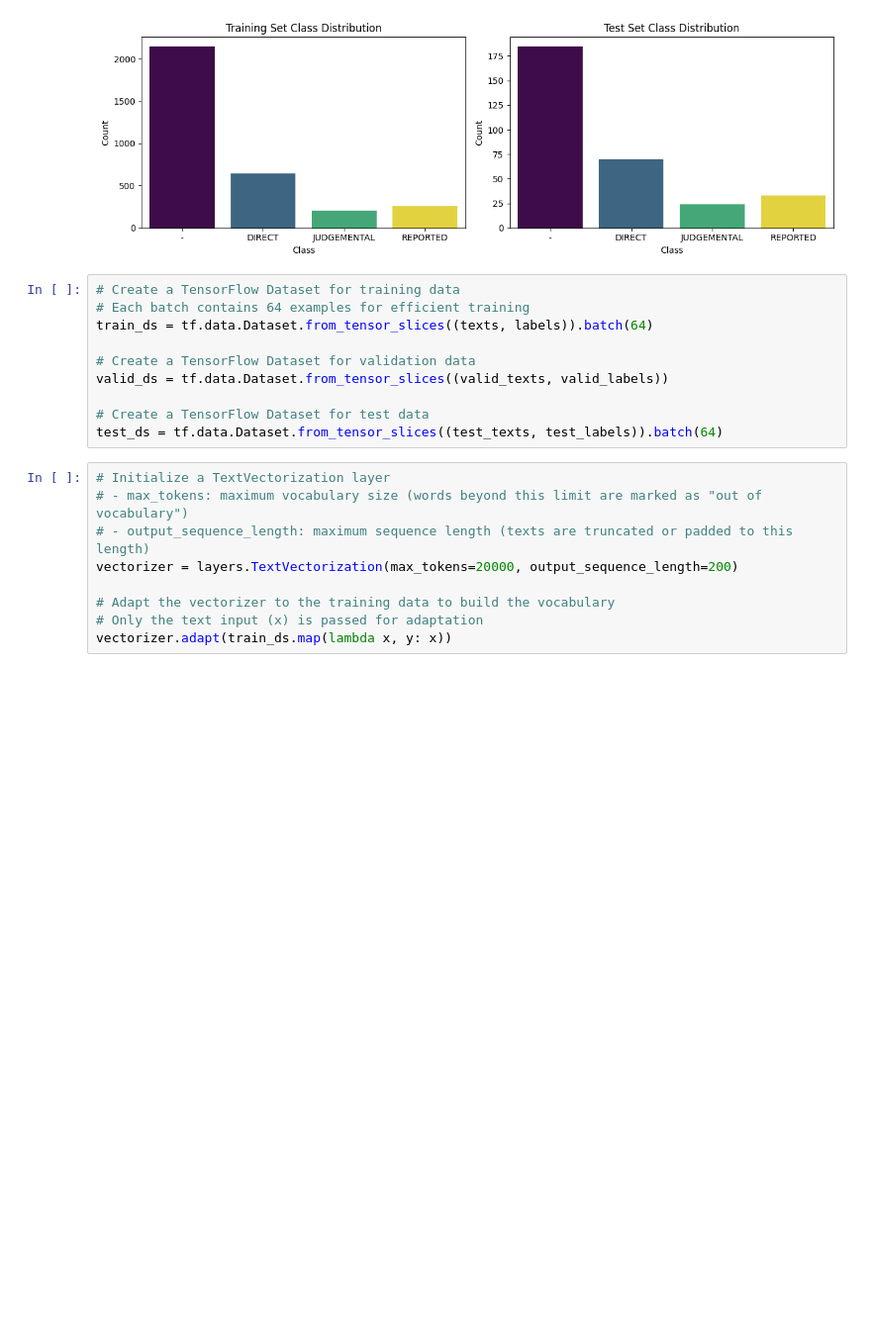
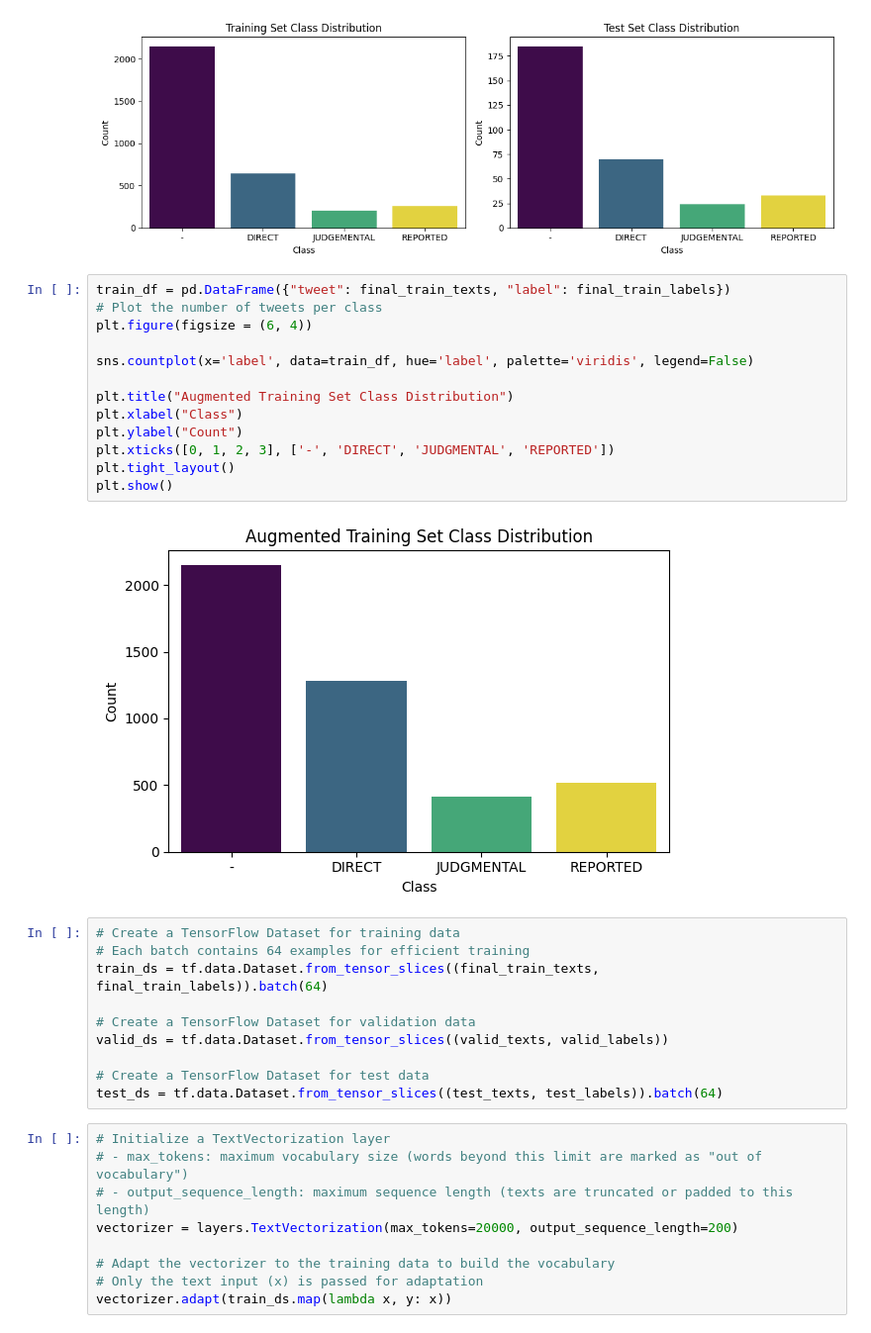
Before and after one commit to LuGorr/Sexist-Tweet-Detection, a Jupyter notebook: A1/Assignment_1.ipynb, the cells around one changed output. Shown: that part at 99% size. Saved outputs shown, nothing was run; the diff lists cells and outputs as text; blank space fills up the shorter version.

```diff
--- a/A1/Assignment_1.ipynb
+++ b/A1/Assignment_1.ipynb
@@ -442,10 +558,25 @@ plt.tight_layout()
 plt.show()
 # %% [output]
 [figure]
+# %%
+train_df = pd.DataFrame({"tweet": final_train_texts, "label": final_train_labels})
+# Plot the number of tweets per class
+plt.figure(figsize = (6, 4))
+
+sns.countplot(x='label', data=train_df, hue='label', palette='viridis', legend=False)
+
+plt.title("Augmented Training Set Class Distribution")
+plt.xlabel("Class")
+plt.ylabel("Count")
+plt.xticks([0, 1, 2, 3], ['-', 'DIRECT', 'JUDGMENTAL', 'REPORTED'])
+plt.tight_layout()
+plt.show()
+# %% [output]
+[figure, added]
 # %%
 # Create a TensorFlow Dataset for training data
 # Each batch contains 64 examples for efficient training
-train_ds = tf.data.Dataset.from_tensor_slices((texts, labels)).batch(64)
+train_ds = tf.data.Dataset.from_tensor_slices((final_train_texts, final_train_labels)).batch(64)
 
 # Create a TensorFlow Dataset for validation data
 valid_ds = tf.data.Dataset.from_tensor_slices((valid_texts, valid_labels))
```
Also changed, not shown: parts of 9 cells of this notebook.
